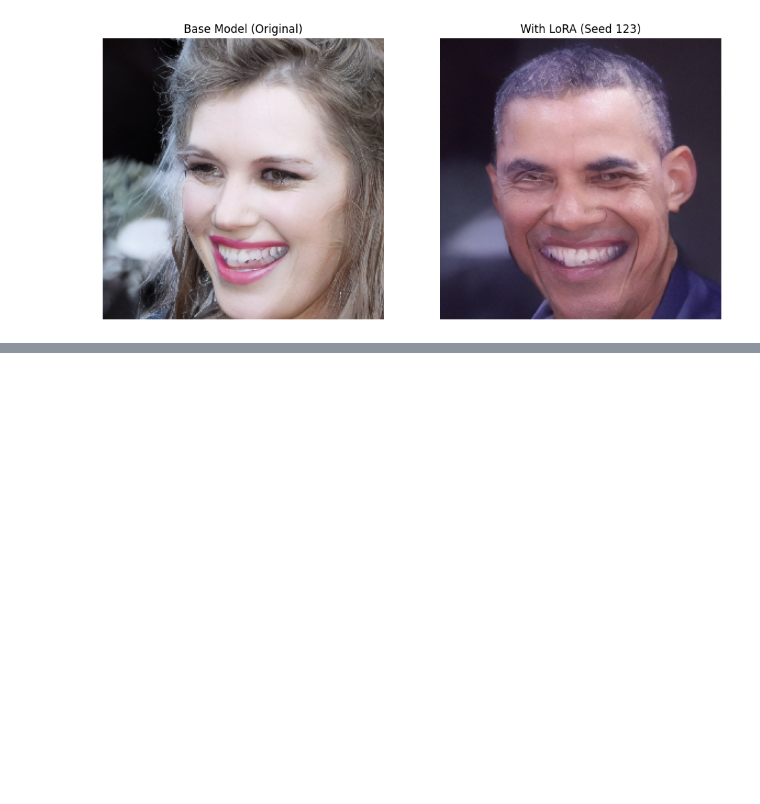
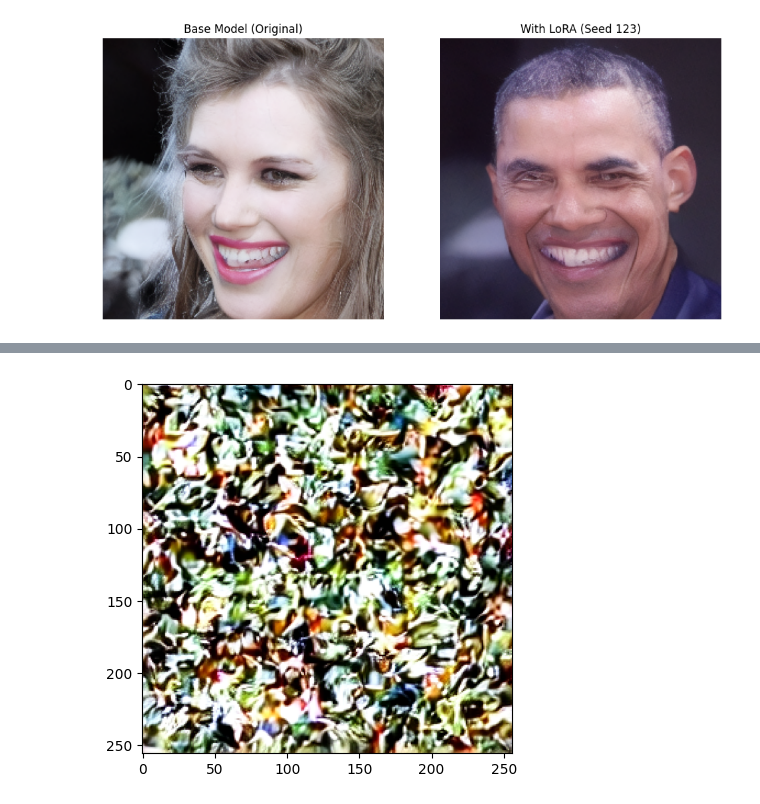
Before and after one commit to a-morescalchi/project-DLens, a Jupyter notebook: despe_algo.ipynb, the cells around one changed output, grey strips where cells are left out. Saved outputs shown, nothing was run; the diff lists cells and outputs as text; code cells hidden in the pictures; blank space fills up the shorter version.

```diff
--- a/despe_algo.ipynb
+++ b/despe_algo.ipynb
@@ -923,0 +1007,6 @@ torch.cuda.empty_cache()
+# %%
+
+plt.imshow(decode_img(x_reconstructed.unsqueeze(0)))
+plt.show()
+# %% [output]
+[figure, added]
```
Also changed, not shown: parts of 5 cells of this notebook.
